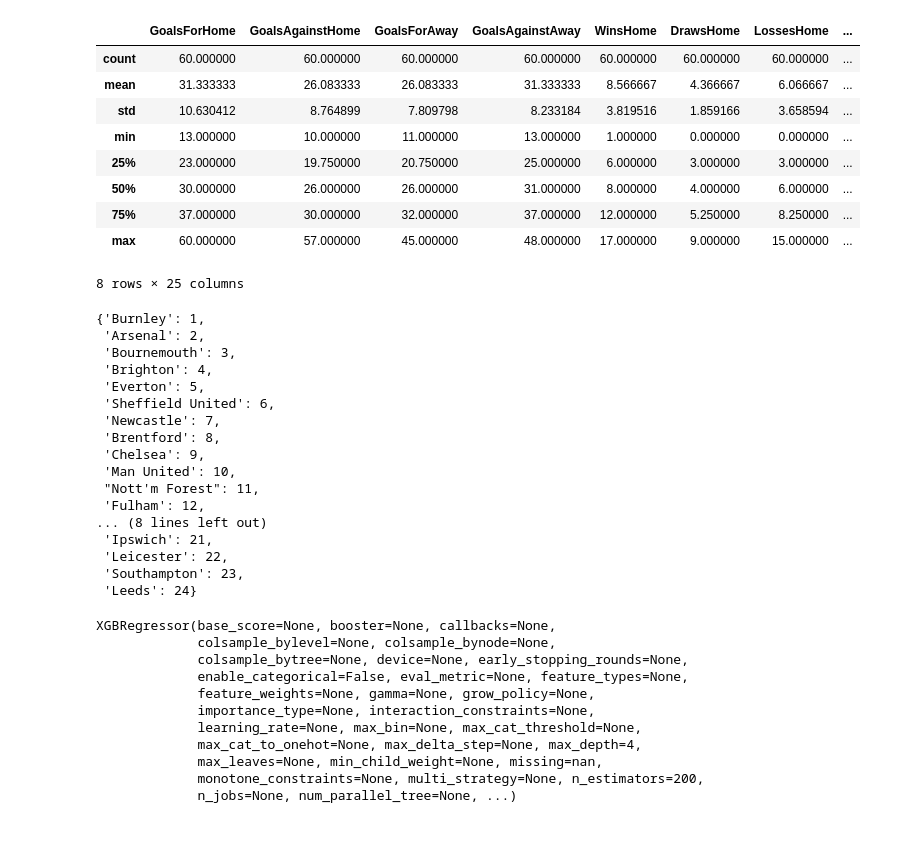
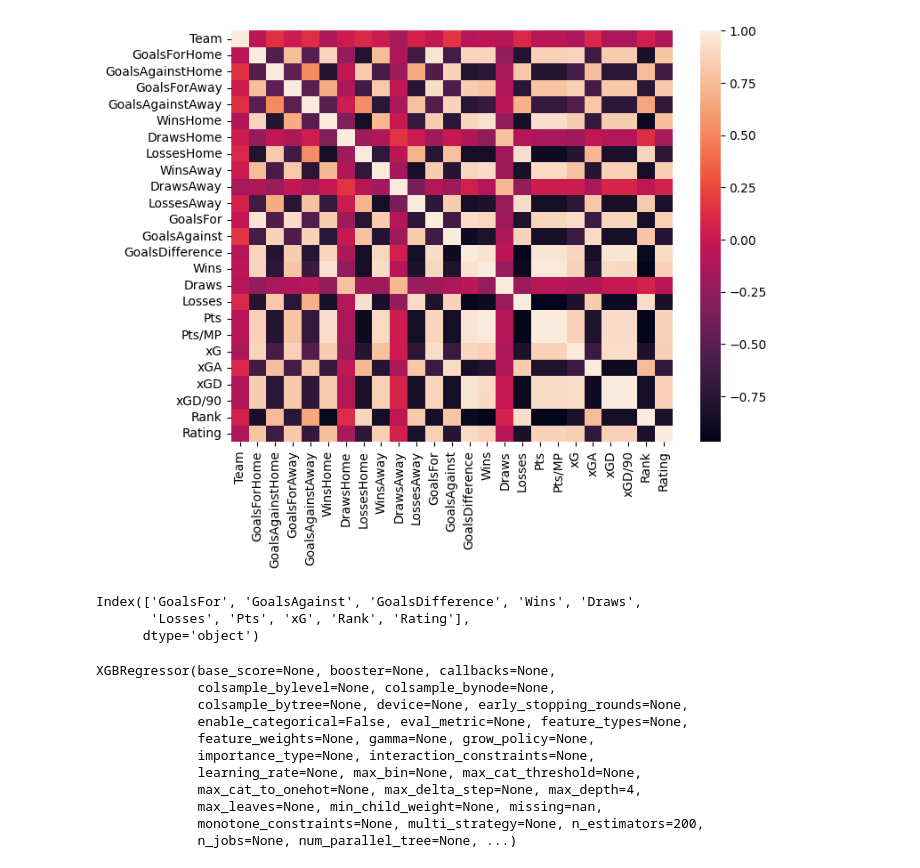
Before and after one commit to racemdammak/LaLiga-EPL-Predictions, a Jupyter notebook: EPL/PL_predictions.ipynb, the cells around one changed output. Drawn from its saved outputs; the diff is of its cells as text; code cells hidden in the pictures; blank space fills up the shorter version.

```diff
--- a/EPL/PL_predictions.ipynb
+++ b/EPL/PL_predictions.ipynb
@@ -5,4 +7,5 @@ import numpy as np
 # %%
-data_23 = pd.read_csv('data/pl2022-23.csv')
-data_24 = pd.read_csv('data/pl2023-24.csv')
-data_25 = pd.read_csv('data/pl2024-25.csv')
+data_22 = pd.read_csv('data/pl21-22.csv')
+data_23 = pd.read_csv('data/pl22-23.csv')
+data_24 = pd.read_csv('data/pl23-24.csv')
+data_25 = pd.read_csv('data/pl24-25.csv')
@@ -47,0 +12,4 @@ data_25.describe()
+# %%
+full_data = pd.concat([data_22,data_23,data_24,data_25], ignore_index=True)
+full_data = full_data.drop(columns=['TeamID','last_5_winners'])
+full_data.describe()
@@ -47,0 +27,5 @@ data_25.describe()
+# %%
+teams = full_data['Team'].unique()
+teams_dict = {team: i+1 for i, team in enumerate(teams)}
+full_data["Team"] = full_data["Team"].map(teams_dict)
+teams_dict
@@ -48,41 +63,16 @@ data_25.describe()
+# %%
+# Assuming 'df' is your DataFrame
+corr_df = full_data.corr(method="pearson")
+plt.figure(figsize=(8, 6))
+sns.heatmap(corr_df)
+plt.show()
+# %% [output]
+[figure, added]
 # %%
-data_23 = data_23.drop(columns=['TeamID'])
-data_24 = data_24.drop(columns=['TeamID'])
-data_25 = data_25.drop(columns=['TeamID'])
+data_22_corr = data_22.drop(columns=['TeamID', 'Team', 'xGA', 'xGD', 'xGD/90','GoalsForHome', 'GoalsAgainstHome', 'GoalsForAway', 'GoalsAgainstAway', 'WinsHome', 'WinsAway', 'LossesHome', 'LossesAway', 'DrawsHome', 'DrawsAway', 'Pts/MP'])
 
-data = pd.concat([data_24, data_25,data_23], ignore_index=True)
+data_23_corr = data_23.drop(columns=['TeamID', 'Team','last_5_winners', 'xGA', 'xGD', 'xGD/90','GoalsForHome', 'GoalsAgainstHome', 'GoalsForAway', 'GoalsAgainstAway', 'WinsHome', 'WinsAway', 'LossesHome', 'LossesAway', 'DrawsHome', 'DrawsAway', 'Pts/MP'])
 
-data.describe()
+data_24_corr = data_24.drop(columns=['TeamID', 'Team','last_5_winners', 'xGA', 'xGD', 'xGD/90','GoalsForHome', 'GoalsAgainstHome', 'GoalsForAway', 'GoalsAgainstAway', 'WinsHome', 'WinsAway', 'LossesHome', 'LossesAway', 'DrawsHome', 'DrawsAway', 'Pts/MP'])
+
+data_25_corr = data_25.drop(columns=['TeamID', 'Team','last_5_winners', 'xGA', 'xGD', 'xGD/90','GoalsForHome', 'GoalsAgainstHome', 'GoalsForAway', 'GoalsAgainstAway', 'WinsHome', 'WinsAway', 'LossesHome', 'LossesAway', 'DrawsHome', 'DrawsAway', 'Pts/MP'])
-# %% [output]
-|  | GoalsForHome | GoalsAgainstHome | GoalsForAway | GoalsAgainstAway | WinsHome | DrawsHome | LossesHome | ... |
-| count | 60.000000 | 60.000000 | 60.000000 | 60.000000 | 60.000000 | 60.000000 | 60.000000 | ... |
-| mean | 31.333333 | 26.083333 | 26.083333 | 31.333333 | 8.566667 | 4.366667 | 6.066667 | ... |
-| std | 10.630412 | 8.764899 | 7.809798 | 8.233184 | 3.819516 | 1.859166 | 3.658594 | ... |
-| min | 13.000000 | 10.000000 | 11.000000 | 13.000000 | 1.000000 | 0.000000 | 0.000000 | ... |
-| 25% | 23.000000 | 19.750000 | 20.750000 | 25.000000 | 6.000000 | 3.000000 | 3.000000 | ... |
-| 50% | 30.000000 | 26.000000 | 26.000000 | 31.000000 | 8.000000 | 4.000000 | 6.000000 | ... |
-| 75% | 37.000000 | 30.000000 | 32.000000 | 37.000000 | 12.000000 | 5.250000 | 8.250000 | ... |
-| max | 60.000000 | 57.000000 | 45.000000 | 48.000000 | 17.000000 | 9.000000 | 15.000000 | ... |
-8 rows × 25 columns
-# %%
-teams = data['Team'].unique()
-teams_dict = {team: i+1 for i, team in enumerate(teams)}
-teams_dict
-# %% [output]
-{'Burnley': 1,
- 'Arsenal': 2,
- 'Bournemouth': 3,
- 'Brighton': 4,
- 'Everton': 5,
- 'Sheffield United': 6,
- 'Newcastle': 7,
- 'Brentford': 8,
- 'Chelsea': 9,
- 'Man United': 10,
- "Nott'm Forest": 11,
- 'Fulham': 12,
-... (8 lines left out)
- 'Ipswich': 21,
- 'Leicester': 22,
- 'Southampton': 23,
- 'Leeds': 24}
@@ -91,2 +79,8 @@ data['Team'] = data['Team'].map(teams_dict)
+# %%
+data_22_corr.columns
+# %% [output]
+Index(['GoalsFor', 'GoalsAgainst', 'GoalsDifference', 'Wins', 'Draws',
+       'Losses', 'Pts', 'xG', 'Rank', 'Rating'],
+      dtype='object')
 # %%
 # Concatenate training data from 23 and 24 seasons
```
Also changed, not shown: parts of 14 cells of this notebook, 26 other files.
